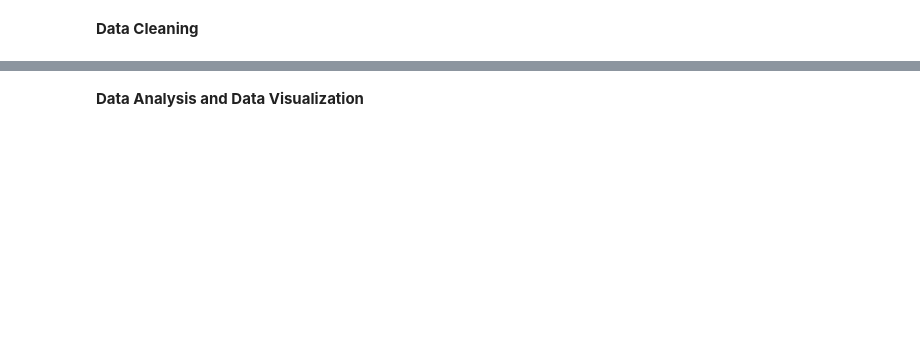
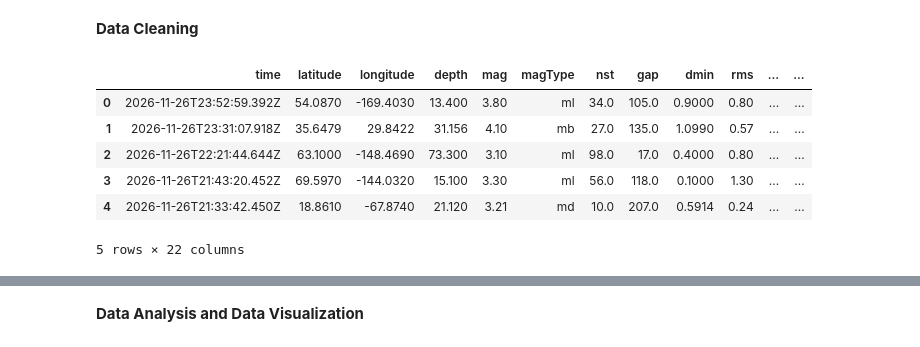
Before and after one commit to fadiaputriananda/seismology-portfolio, a Jupyter notebook: seismic-monitoring-dashboard/seismic_monitoring_dashboard.ipynb, the cells around one changed output, grey strips where cells are left out. Saved outputs shown, nothing was run; the diff lists cells and outputs as text; code cells hidden in the pictures; blank space fills up the shorter version.

```diff
--- a/seismic-monitoring-dashboard/seismic_monitoring_dashboard.ipynb
+++ b/seismic-monitoring-dashboard/seismic_monitoring_dashboard.ipynb
@@ -47,2 +72,14 @@ df.head()
 # %% [markdown]
 **Data Cleaning**
+# %%
+## Pick Earthquake Type Only and apply to df
+df = df[df['type'] == 'earthquake'].copy()
+df.head()
+# %% [output]
+|  | time | latitude | longitude | depth | mag | magType | nst | gap | dmin | rms | ... | ... |
+| 0 | 2026-11-26T23:52:59.392Z | 54.0870 | -169.4030 | 13.400 | 3.80 | ml | 34.0 | 105.0 | 0.9000 | 0.80 | ... | ... |
+| 1 | 2026-11-26T23:31:07.918Z | 35.6479 | 29.8422 | 31.156 | 4.10 | mb | 27.0 | 135.0 | 1.0990 | 0.57 | ... | ... |
+| 2 | 2026-11-26T22:21:44.644Z | 63.1000 | -148.4690 | 73.300 | 3.10 | ml | 98.0 | 17.0 | 0.4000 | 0.80 | ... | ... |
+| 3 | 2026-11-26T21:43:20.452Z | 69.5970 | -144.0320 | 15.100 | 3.30 | ml | 56.0 | 118.0 | 0.1000 | 1.30 | ... | ... |
+| 4 | 2026-11-26T21:33:42.450Z | 18.8610 | -67.8740 | 21.120 | 3.21 | md | 10.0 | 207.0 | 0.5914 | 0.24 | ... | ... |
+5 rows × 22 columns
```
Also changed, not shown: parts of 11 cells of this notebook.
